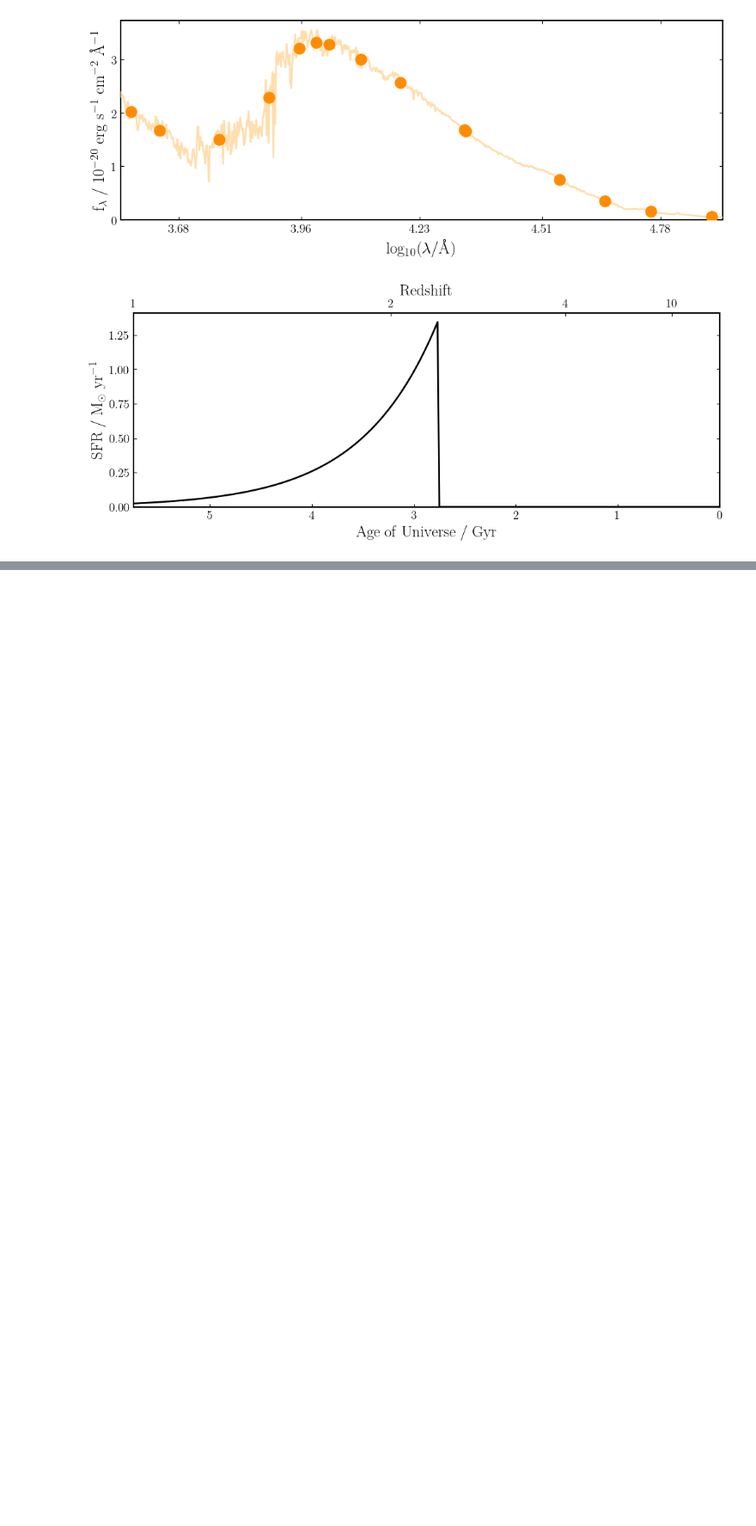
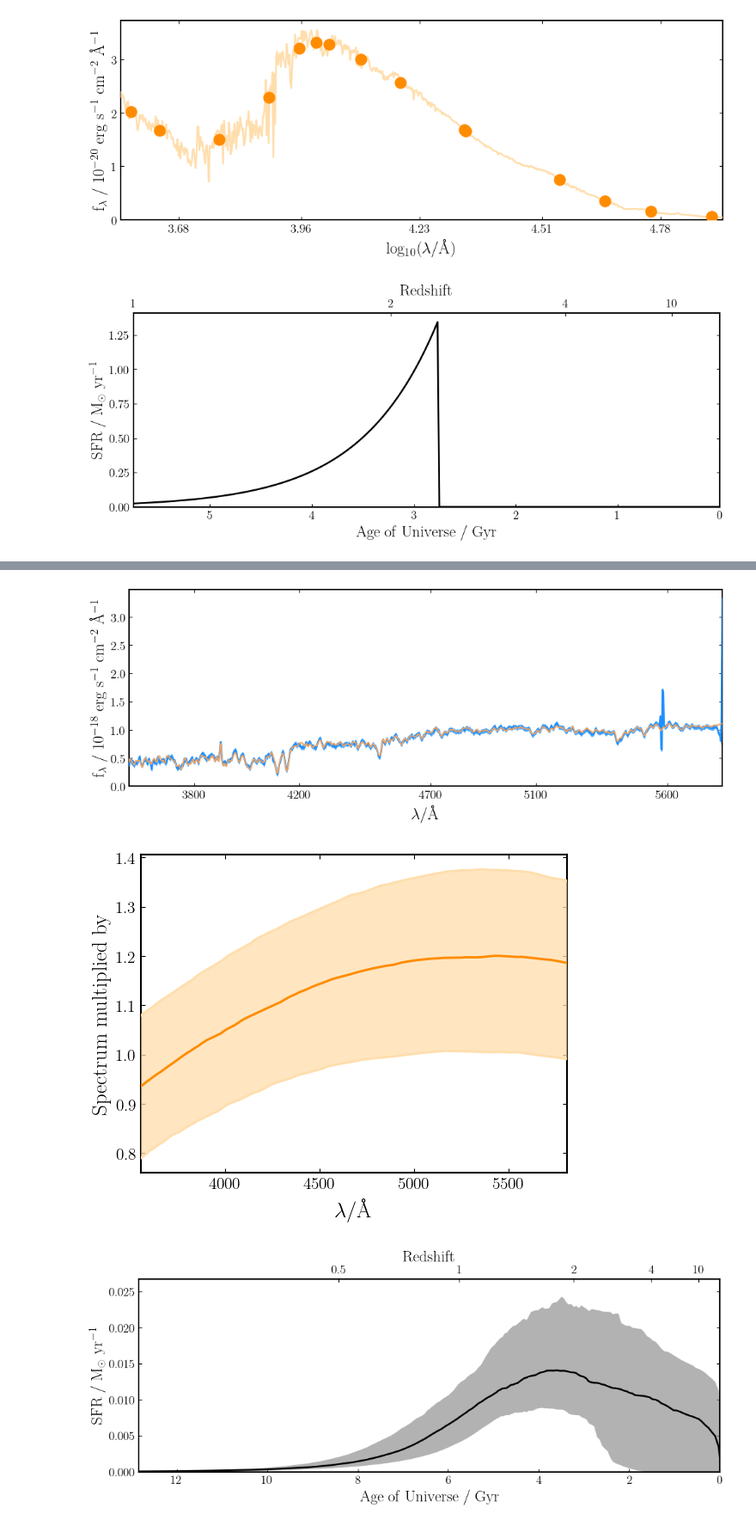
Before and after one commit to yoachim/glsbPaper, a Jupyter notebook: remake/load_spec.ipynb, the cells around one changed output, grey strips where cells are left out. Shown: that part at 86% size. Drawn from its saved outputs; the diff is of its cells as text; code cells hidden in the pictures; blank space fills up the shorter version.

```diff
--- a/remake/load_spec.ipynb
+++ b/remake/load_spec.ipynb
@@ -102,0 +195,9 @@ fig = model.sfh.plot()
+# %%
+ID_number = 1
+galaxy = pipes.galaxy(ID_number, load_malin2, photometry_exists=False)
+fit = pipes.fit(galaxy, fit_instructions, run="malin_test_%i" % ID_number)
+
+#galaxy = pipes.galaxy(ID_number, load_ugc, photometry_exists=False)
+#fit = pipes.fit(galaxy, fit_instructions, run="ugc_test_%i" % ID_number)
+# %%
+fit.fit(verbose=True)
@@ -102,0 +245,9 @@ fig = model.sfh.plot()
+# %%
+fig = fit.plot_spectrum_posterior(save=False, show=True)
+fig = fit.plot_calibration(save=False, show=True)
+fig = fit.plot_sfh_posterior(save=False, show=True)
+fig = fit.plot_corner(save=True, show=True)
+# %% [output]
+[figure, added]
+[figure, added]
+[figure, added]
```
Also changed, not shown: parts of 12 cells of this notebook, 1 other file.
